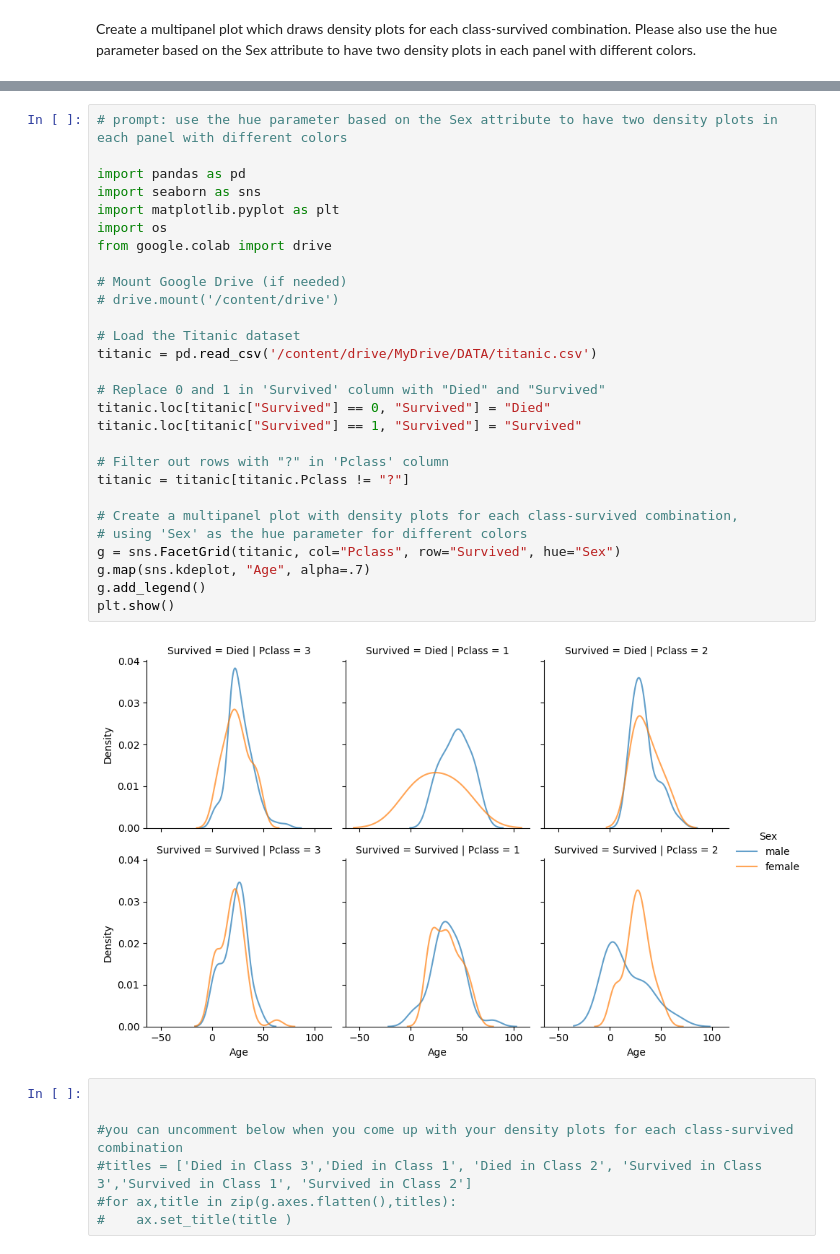
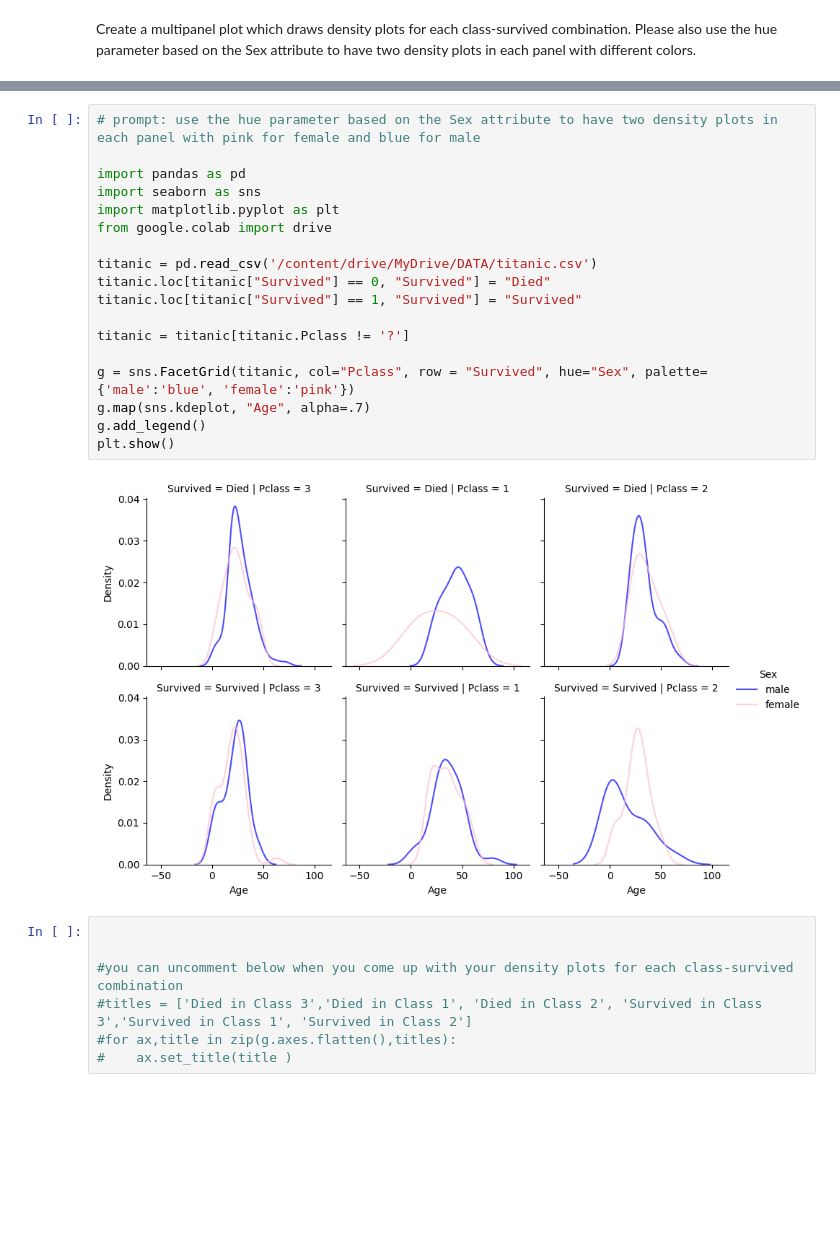
Before and after one commit to KCarterUMich/ICA10, a Jupyter notebook: ICA10.ipynb, the cells around one changed output, grey strips where cells are left out. Saved outputs shown, nothing was run; the diff lists cells and outputs as text; blank space fills up the shorter version.

```diff
--- a/ICA10.ipynb
+++ b/ICA10.ipynb
@@ -92,33 +117,23 @@ plt.show()
 # %%
-# prompt: use the hue parameter based on the Sex attribute to have two density plots in each panel with different colors
+# prompt: use the hue parameter based on the Sex attribute to have two density plots in each panel with pink for female and blue for male
 
 import pandas as pd
 import seaborn as sns
 import matplotlib.pyplot as plt
-import os
 from google.colab import drive
 
-# Mount Google Drive (if needed)
-# drive.mount('/content/drive')
-
-# Load the Titanic dataset
 titanic = pd.read_csv('/content/drive/MyDrive/DATA/titanic.csv')
-
-# Replace 0 and 1 in 'Survived' column with "Died" and "Survived"
 titanic.loc[titanic["Survived"] == 0, "Survived"] = "Died"
 titanic.loc[titanic["Survived"] == 1, "Survived"] = "Survived"
 
-# Filter out rows with "?" in 'Pclass' column
-titanic = titanic[titanic.Pclass != "?"]
+titanic = titanic[titanic.Pclass != '?']
 
-# Create a multipanel plot with density plots for each class-survived combination,
-# using 'Sex' as the hue parameter for different colors
-g = sns.FacetGrid(titanic, col="Pclass", row="Survived", hue="Sex")
+g = sns.FacetGrid(titanic, col="Pclass", row = "Survived", hue="Sex", palette={'male':'blue', 'female':'pink'})
 g.map(sns.kdeplot, "Age", alpha=.7)
 g.add_legend()
 plt.show()
 # %% [output]
-[figure, old version]
+[figure, new version]
 # %%
 
 
```
Also changed, not shown: parts of 6 cells of this notebook.
